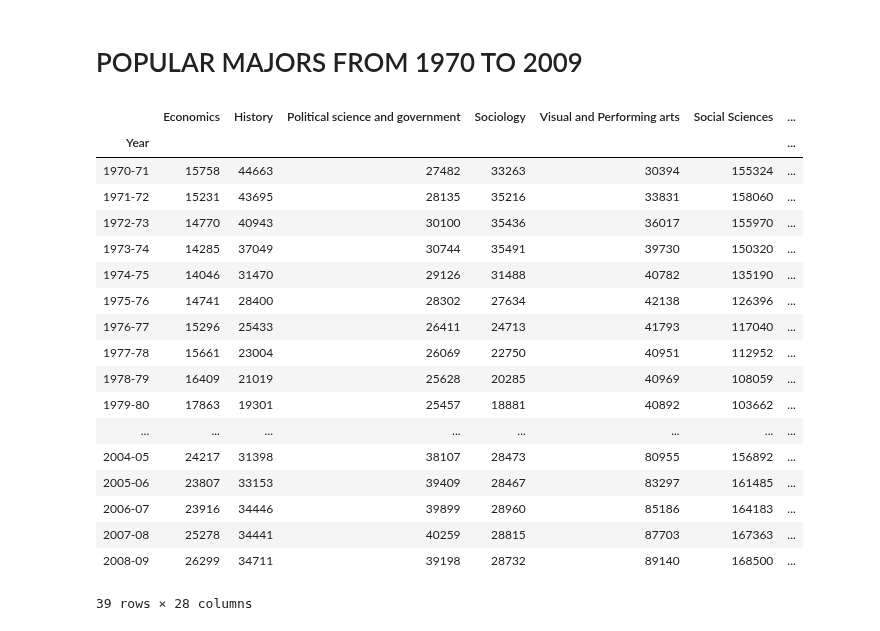
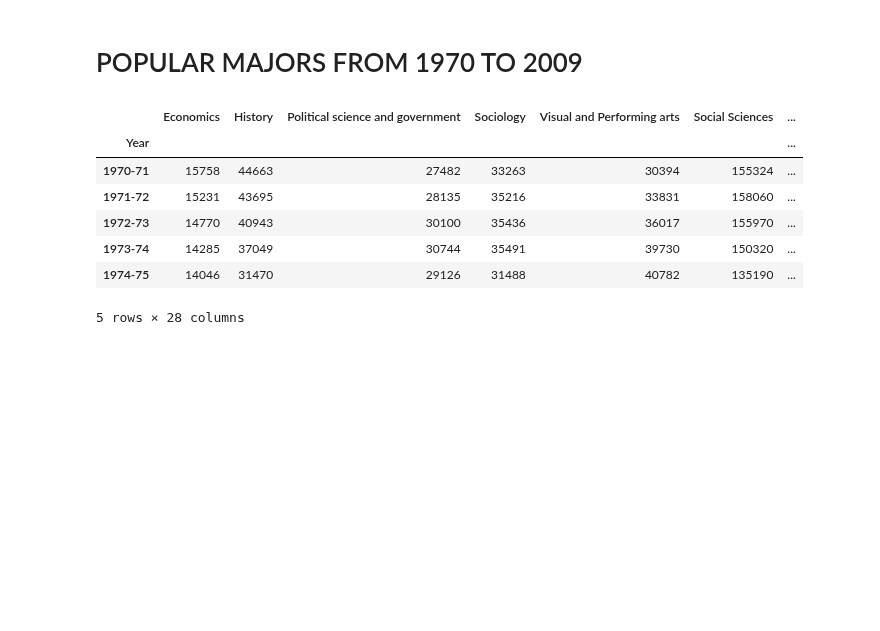
Before and after one commit to COGS108/group027, a Jupyter notebook: FinalProject.ipynb, the cells around one changed output. Drawn from its saved outputs; the diff is of its cells as text; code cells hidden in the pictures; blank space fills up the shorter version.

```diff
--- a/FinalProject.ipynb
+++ b/FinalProject.ipynb
@@ -294,27 +277,16 @@ df_combinedMajors = pd.read_csv('Cogs108_data.csv')
 # %%
 # change index to Year
 df_combinedMajors = df_combinedMajors.set_index('Year')
-df_combinedMajors
+df_combinedMajors.head()
 # %% [output]
 |  | Economics | History | Political science and government | Sociology | Visual and Performing arts | Social Sciences | ... |
 | Year |  |  |  |  |  |  | ... |
 | 1970-71 | 15758 | 44663 | 27482 | 33263 | 30394 | 155324 | ... |
 | 1971-72 | 15231 | 43695 | 28135 | 35216 | 33831 | 158060 | ... |
 | 1972-73 | 14770 | 40943 | 30100 | 35436 | 36017 | 155970 | ... |
 | 1973-74 | 14285 | 37049 | 30744 | 35491 | 39730 | 150320 | ... |
 | 1974-75 | 14046 | 31470 | 29126 | 31488 | 40782 | 135190 | ... |
-| 1975-76 | 14741 | 28400 | 28302 | 27634 | 42138 | 126396 | ... |
-| 1976-77 | 15296 | 25433 | 26411 | 24713 | 41793 | 117040 | ... |
-| 1977-78 | 15661 | 23004 | 26069 | 22750 | 40951 | 112952 | ... |
-| 1978-79 | 16409 | 21019 | 25628 | 20285 | 40969 | 108059 | ... |
-| 1979-80 | 17863 | 19301 | 25457 | 18881 | 40892 | 103662 | ... |
-| ... | ... | ... | ... | ... | ... | ... | ... |
-| 2004-05 | 24217 | 31398 | 38107 | 28473 | 80955 | 156892 | ... |
-| 2005-06 | 23807 | 33153 | 39409 | 28467 | 83297 | 161485 | ... |
-| 2006-07 | 23916 | 34446 | 39899 | 28960 | 85186 | 164183 | ... |
-| 2007-08 | 25278 | 34441 | 40259 | 28815 | 87703 | 167363 | ... |
-| 2008-09 | 26299 | 34711 | 39198 | 28732 | 89140 | 168500 | ... |
-39 rows × 28 columns
+5 rows × 28 columns
 # %%
 # keep only the significant years, easier for graphing
 df_combinedMajors = df_combinedMajors.rename(index = lambda x : str(x)[:-3])
```
Also changed, not shown: parts of 13 cells of this notebook.
